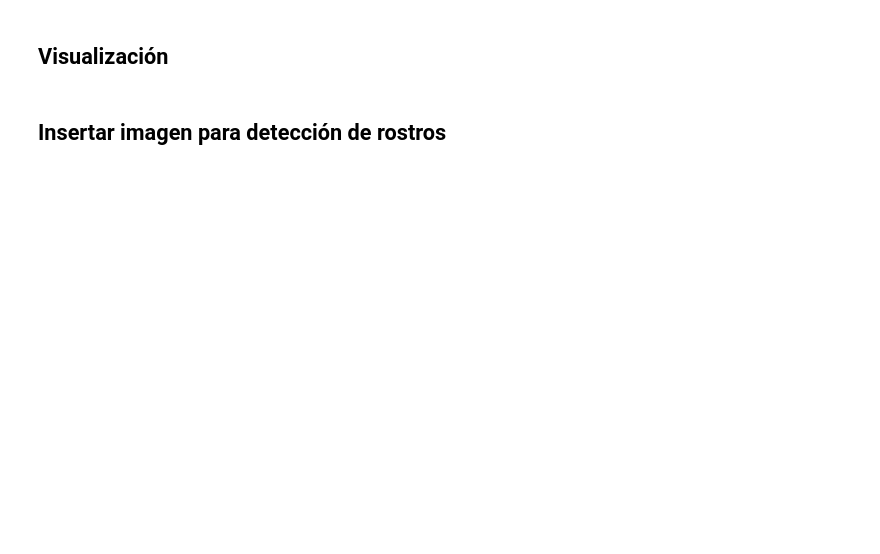
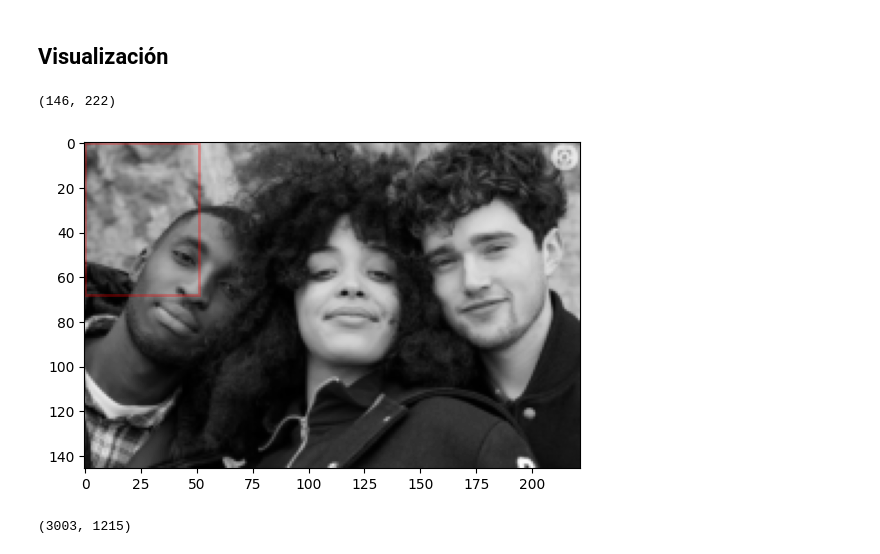
Before and after one commit to Santiago-Moron/MachineLearning-OBL1, a Jupyter notebook: ObligatorioML.ipynb, the cells around one changed output. Drawn from its saved outputs; the diff is of its cells as text; code cells hidden in the pictures; blank space fills up the shorter version.

```diff
--- a/ObligatorioML.ipynb
+++ b/ObligatorioML.ipynb
@@ -388,5 +407,38 @@ def non_max_suppression(indices, Ni, Nj, overlapThresh):
 
     # Devuelve solo las cajas seleccionadas
     return indices[pick].astype("int")
-# %% [markdown]
-## Insertar imagen para detección de rostros
+# %%
+# Cargo imagen de prueba
+
+test_image_path = "imagenes/3_Rostros.jpg"
+test_image = plt.imread(test_image_path)
+test_image = color.rgb2gray(test_image)
+test_image = rescale(test_image,0.25)
+test_image.shape
+# %% [output]
+(146, 222)
+# %%
+# Visualizamos la imagen
+# Buscamos la escala de los rostros
+fig, ax = plt.subplots()
+ax.imshow(test_image, cmap='gray')
+
+scale = 1.1
+Ni, Nj = (int(scale * s) for s in positive_patches[0].shape)
+
+ax.add_patch(plt.Rectangle((0, 0), Nj, Ni, edgecolor='red', alpha=0.3, lw=2, facecolor='none'))
+plt.show()
+# %% [output]
+[figure, added]
+# %%
+# Utiliza la función de ventana deslizante en una imagen de prueba.
+# zip(*...) toma las tuplas generadas y las descompone en índices y parches.
+indices, patches = zip(*sliding_window(test_image, scale=scale))
+
+# Calcula las características HOG para cada parche y las almacena en un array.
+patches_hog = np.array([feature.hog(patch) for patch in patches])
+
+# Muestra la forma del array de características HOG.
+patches_hog.shape
+# %% [output]
+(3003, 1215)
```
Also changed, not shown: parts of 8 cells of this notebook, 1 other file.
